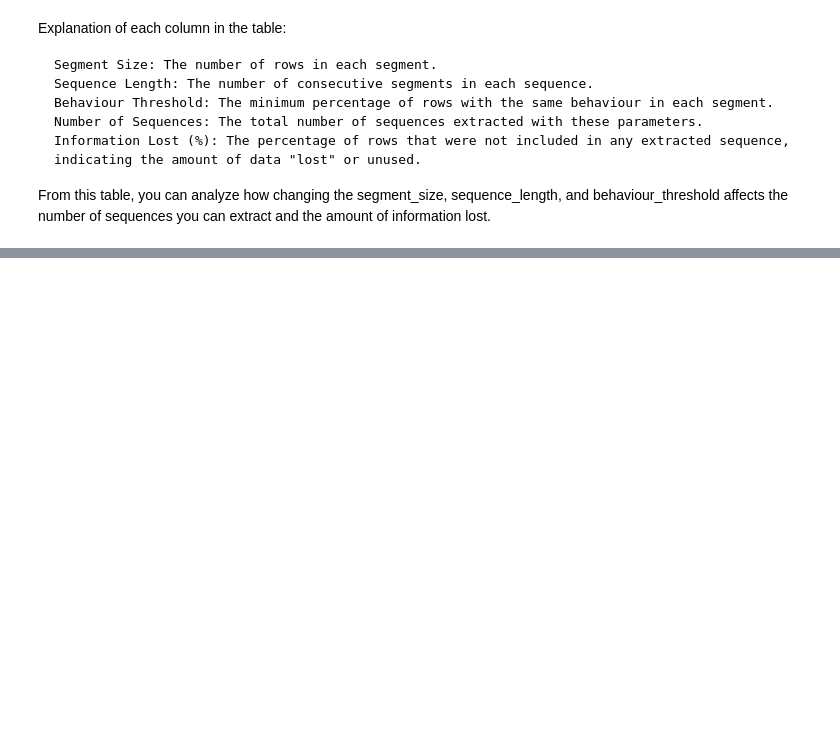
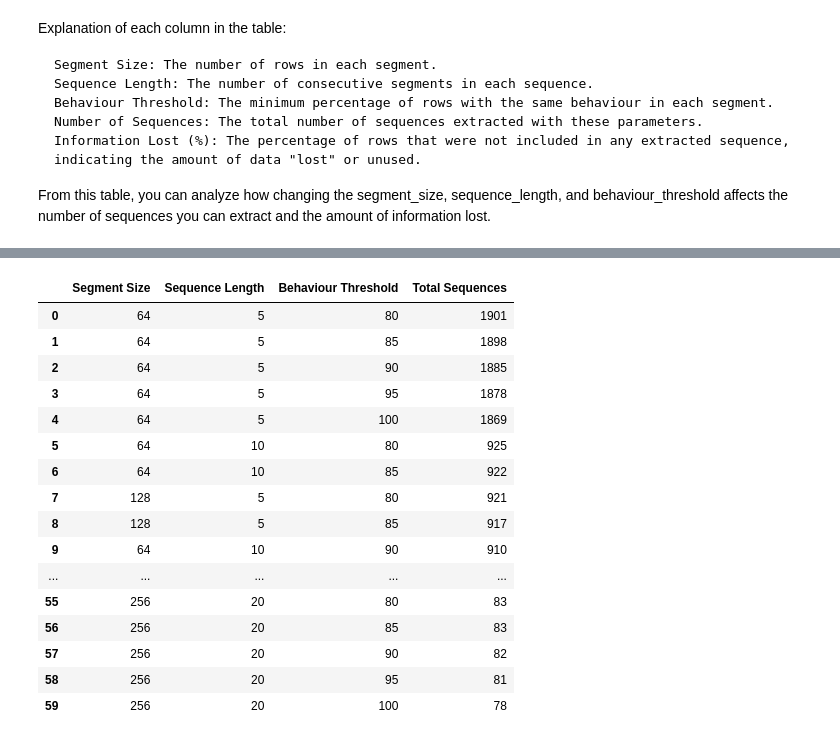
Before and after one commit to franfram/aar_dl, a Jupyter notebook: analysis/create_train_test_split.ipynb, the cells around one changed output, grey strips where cells are left out. Cells and saved outputs as stored; diff of their text form; code cells hidden in the pictures; blank space fills up the shorter version.

```diff
--- a/analysis/create_train_test_split.ipynb
+++ b/analysis/create_train_test_split.ipynb
@@ -946,6 +931,8 @@ all_sheep_and_months_results.head()
 | 2 | ov1. | 9 | 256 | 20 | 90 | 0 | ... |
 | 3 | ov1. | 9 | 256 | 20 | 85 | 0 | ... |
 | 4 | ov1. | 9 | 256 | 20 | 80 | 0 | ... |
+# %%
+all_sheep_and_months_results = all_sheep_and_months_results.sort_values(by = ['Month', 'Number of Sequences'], ascending = False)
 # %%
 segment_extraction_info = all_sheep_and_months_results.sort_values(by = ["Sheep Name", "Month", "Information Lost (%)", 'Sequence Length', 'Segment Size'])
 # %%
@@ -966,0 +1124,72 @@ pandas.core.frame.DataFrame
+# %%
+# Re-defining the parameter arrays
+
+segment_sizes = [256, 128, 64]
+
+sequence_lengths = [20, 15, 10, 5]
+
+behaviour_thresholds = [100, 95, 90, 85, 80]
+
+
+
+# Function to get totals for all combinations of parameters
+def get_totals_for_all_combinations(df, segment_sizes, sequence_lengths, behaviour_thresholds):
+
+    # Creating a list to store the total number of sequences for all combinations of parameters
+
+    total_sequences_data = []
+
+
+
+    # Iterating through all combinations of parameters and calculating the total number of sequences
+
+    for segment_size, sequence_length, behaviour_threshold in product(segment_sizes, sequence_lengths, behaviour_thresholds):
+
+        total, _ = get_number_of_sequences(df, segment_size, sequence_length, behaviour_threshold)
+
+        total_sequences_data.append((segment_size, sequence_length, behaviour_threshold, total))
+
+
+
+    # Converting the list of tuples to a DataFrame
+
+    total_sequences_df = pd.DataFrame(total_sequences_data, columns=['Segment Size', 'Sequence Length', 'Behaviour Threshold', 'Total Sequences'])
+
+
+
+    # Sorting the DataFrame by the total number of sequences in descending order
+
+    total_sequences_df = total_sequences_df.sort_values(by='Total Sequences', ascending=False).reset_index(drop=True)
+
+
+
+    return total_sequences_df
+
+
+
+
+
+
+# Testing the function with the provided parameter arrays
+
+sorted_totals_df = get_totals_for_all_combinations(all_sheep_and_months_results, segment_sizes, sequence_lengths, behaviour_thresholds)
+
+sorted_totals_df  # Displaying the first few rows for brevity
+# %% [output]
+|  | Segment Size | Sequence Length | Behaviour Threshold | Total Sequences |
+| 0 | 64 | 5 | 80 | 1901 |
+| 1 | 64 | 5 | 85 | 1898 |
+| 2 | 64 | 5 | 90 | 1885 |
+| 3 | 64 | 5 | 95 | 1878 |
+| 4 | 64 | 5 | 100 | 1869 |
+| 5 | 64 | 10 | 80 | 925 |
+| 6 | 64 | 10 | 85 | 922 |
+| 7 | 128 | 5 | 80 | 921 |
+| 8 | 128 | 5 | 85 | 917 |
+| 9 | 64 | 10 | 90 | 910 |
+| ... | ... | ... | ... | ... |
+| 55 | 256 | 20 | 80 | 83 |
+| 56 | 256 | 20 | 85 | 83 |
+| 57 | 256 | 20 | 90 | 82 |
+| 58 | 256 | 20 | 95 | 81 |
+| 59 | 256 | 20 | 100 | 78 |
```
Also changed, not shown: parts of 13 cells of this notebook.
